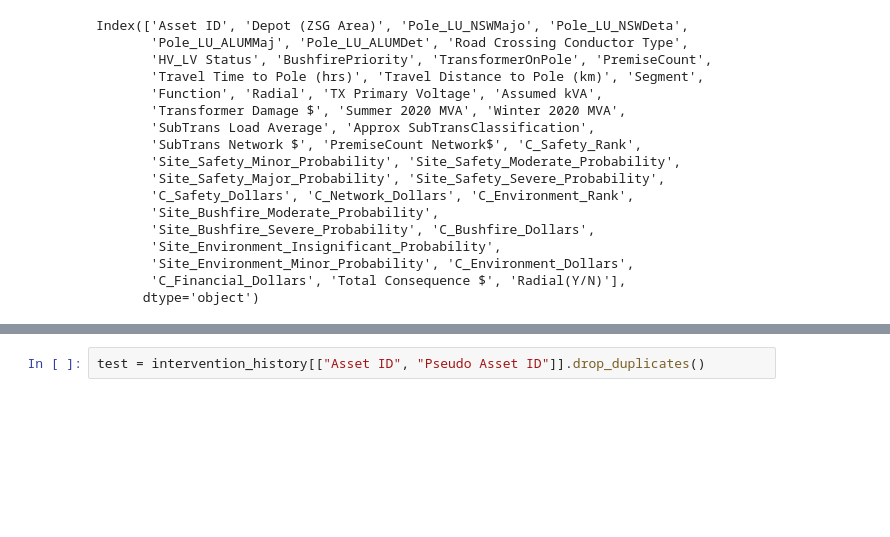
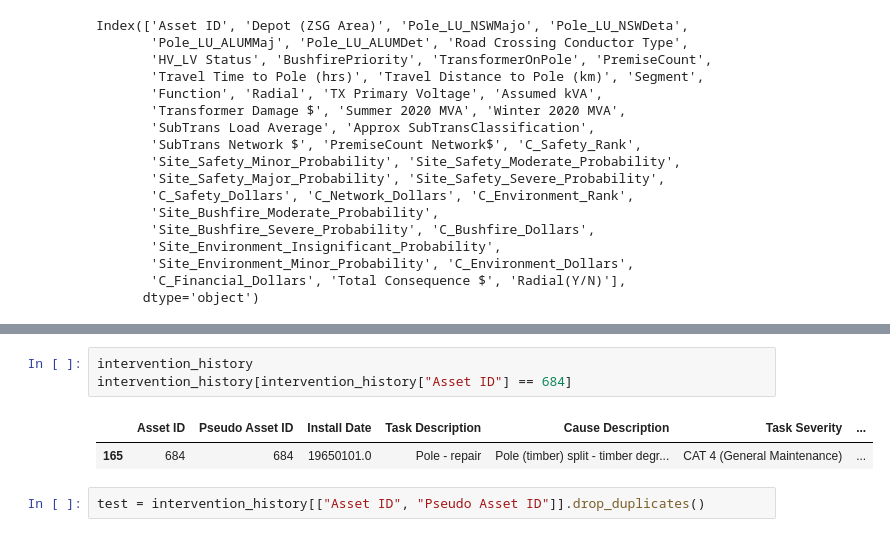
Before and after one commit to gavintreseder/pof, a Jupyter notebook: notebooks/illyse.ipynb, the cells around one changed output, grey strips where cells are left out. Drawn from its saved outputs; the diff is of its cells as text; blank space fills up the shorter version.

```diff
--- a/notebooks/illyse.ipynb
+++ b/notebooks/illyse.ipynb
@@ -142,3 +126,9 @@ intervention_history
+# %%
+intervention_history
+intervention_history[intervention_history["Asset ID"] == 684]
+# %% [output]
+|  | Asset ID | Pseudo Asset ID | Install Date | Task Description | Cause Description | Task Severity | ... |
+| 165 | 684 | 684 | 19650101.0 | Pole - repair | Pole (timber) split - timber degr... | CAT 4 (General Maintenance) | ... |
 # %%
 test = intervention_history[["Asset ID", "Pseudo Asset ID"]].drop_duplicates()
 # %%
```
Also changed, not shown: parts of 4 cells of this notebook, 1 other file.
